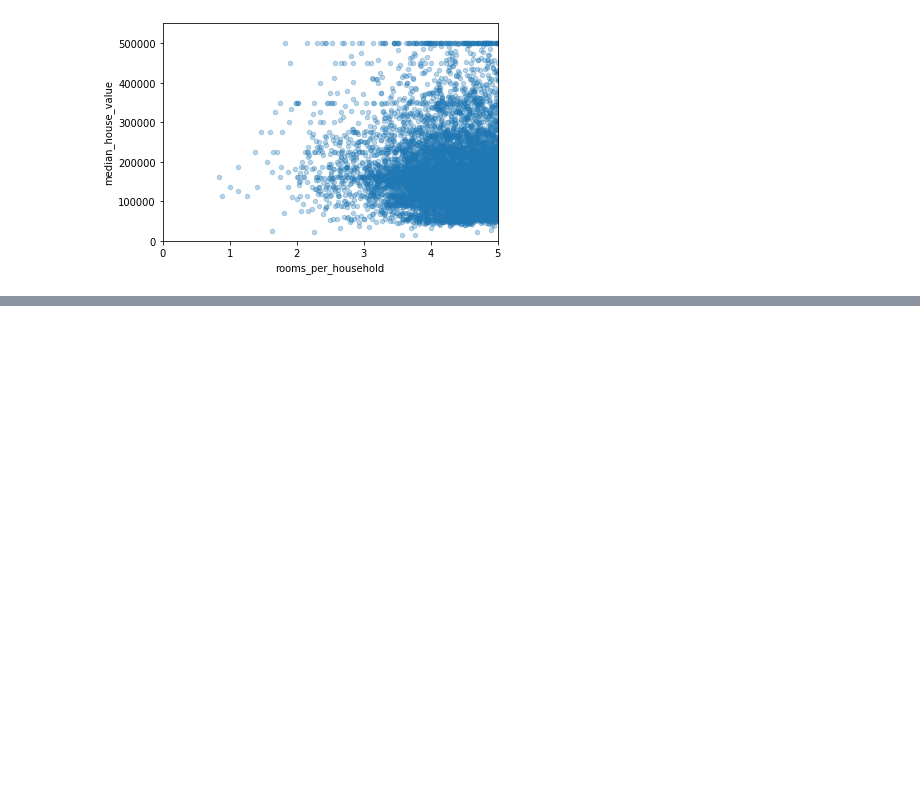
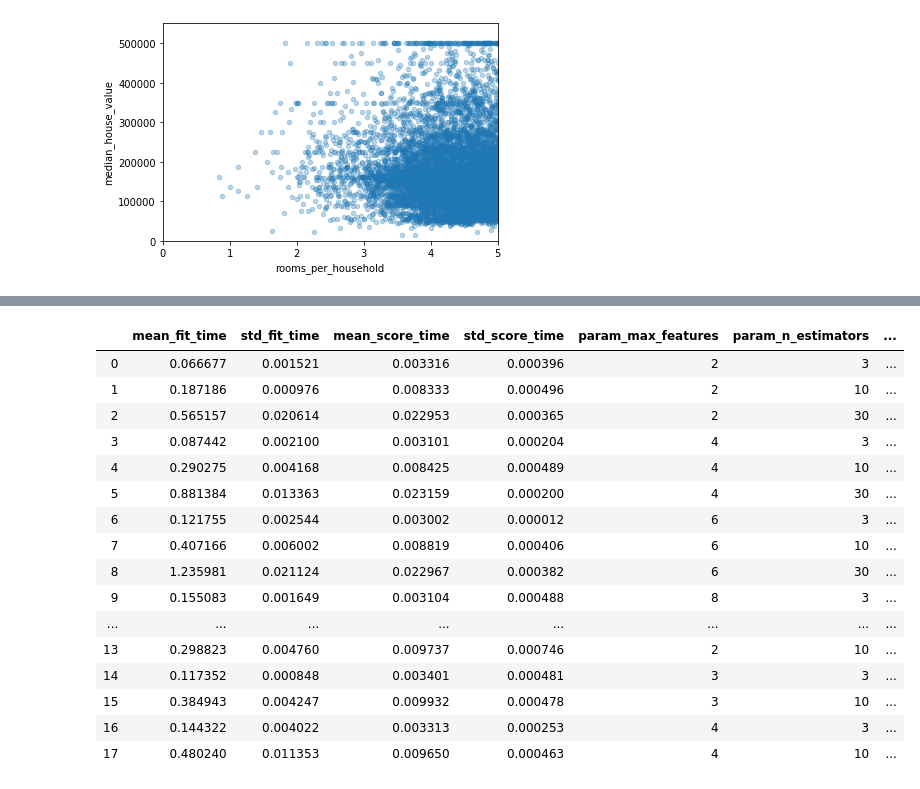
Before and after one commit to raghurh/Machine_Learning, a Jupyter notebook: California_Housing_Price.ipynb, the cells around one changed output, grey strips where cells are left out. Cells and saved outputs as stored; diff of their text form; code cells hidden in the pictures; blank space fills up the shorter version.

Commit message:
Add files via upload
ML Model predictions

```diff
--- a/California_Housing_Price.ipynb
+++ b/California_Housing_Price.ipynb
@@ -291,0 +542,4 @@ housing.describe()
+# %%
+from sklearn.linear_model import LinearRegression
+lin_reg = LinearRegression()
+lin_reg.fit(housing_prepared, housing_labels)
@@ -291,0 +570,5 @@ housing.describe()
+# %%
+from sklearn.tree import DecisionTreeRegressor
+
+tree_reg = DecisionTreeRegressor()
+tree_reg.fit(housing_prepared, housing_labels)
@@ -291,0 +617,4 @@ housing.describe()
+# %%
+from sklearn.ensemble import RandomForestRegressor
+forest_reg = RandomForestRegressor(random_state=29)
+forest_reg.fit(housing_prepared, housing_labels)
@@ -291,0 +643,10 @@ housing.describe()
+# %%
+from sklearn.model_selection import GridSearchCV
+param_grid = [
+    {'n_estimators': [3, 10, 30], 'max_features': [2, 4, 6, 8]},
+    {'bootstrap': [False], 'n_estimators': [3, 10], 'max_features': [2, 3, 4]}
+]
+
+rf_reg = RandomForestRegressor()
+grid_search = GridSearchCV(rf_reg, param_grid, cv = 5, scoring = 'neg_mean_squared_error')
+grid_search.fit(housing_prepared, housing_labels)
@@ -291,0 +713,20 @@ housing.describe()
+# %%
+pd.DataFrame(grid_search.cv_results_)
+# %% [output]
+|  | mean_fit_time | std_fit_time | mean_score_time | std_score_time | param_max_features | param_n_estimators | ... |
+| 0 | 0.066677 | 0.001521 | 0.003316 | 0.000396 | 2 | 3 | ... |
+| 1 | 0.187186 | 0.000976 | 0.008333 | 0.000496 | 2 | 10 | ... |
+| 2 | 0.565157 | 0.020614 | 0.022953 | 0.000365 | 2 | 30 | ... |
+| 3 | 0.087442 | 0.002100 | 0.003101 | 0.000204 | 4 | 3 | ... |
+| 4 | 0.290275 | 0.004168 | 0.008425 | 0.000489 | 4 | 10 | ... |
+| 5 | 0.881384 | 0.013363 | 0.023159 | 0.000200 | 4 | 30 | ... |
+| 6 | 0.121755 | 0.002544 | 0.003002 | 0.000012 | 6 | 3 | ... |
+| 7 | 0.407166 | 0.006002 | 0.008819 | 0.000406 | 6 | 10 | ... |
+| 8 | 1.235981 | 0.021124 | 0.022967 | 0.000382 | 6 | 30 | ... |
+| 9 | 0.155083 | 0.001649 | 0.003104 | 0.000488 | 8 | 3 | ... |
+| ... | ... | ... | ... | ... | ... | ... | ... |
+| 13 | 0.298823 | 0.004760 | 0.009737 | 0.000746 | 2 | 10 | ... |
+| 14 | 0.117352 | 0.000848 | 0.003401 | 0.000481 | 3 | 3 | ... |
+| 15 | 0.384943 | 0.004247 | 0.009932 | 0.000478 | 3 | 10 | ... |
+| 16 | 0.144322 | 0.004022 | 0.003313 | 0.000253 | 4 | 3 | ... |
+| 17 | 0.480240 | 0.011353 | 0.009650 | 0.000463 | 4 | 10 | ... |
```
Also changed, not shown: parts of 58 cells of this notebook.
